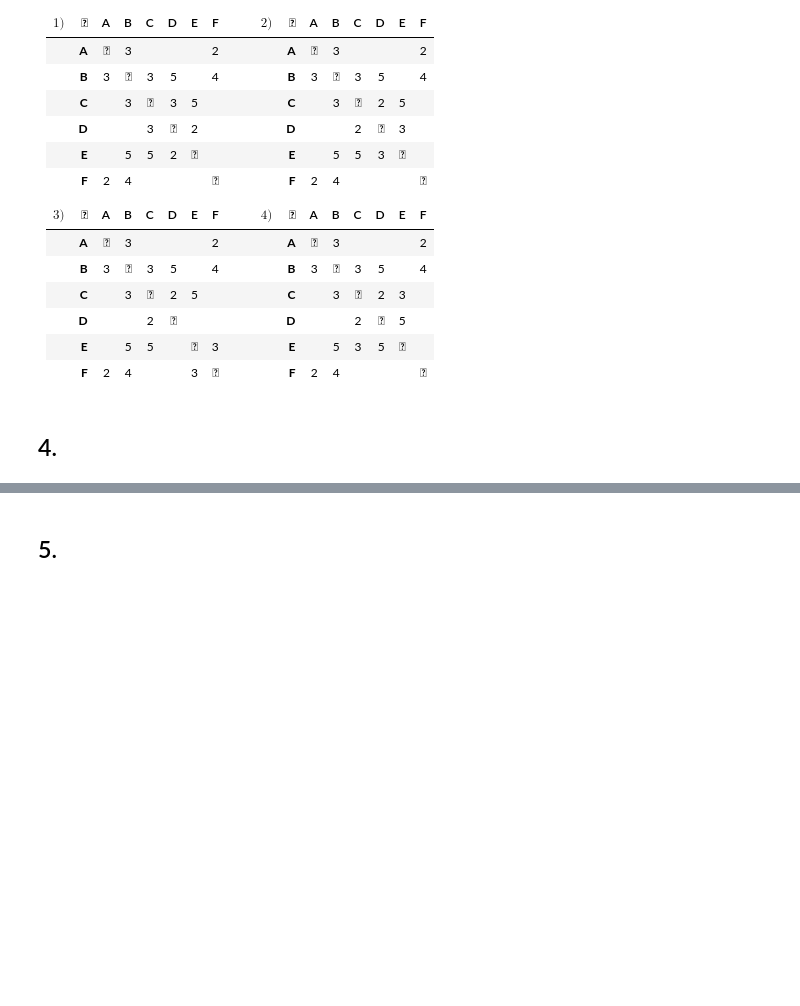
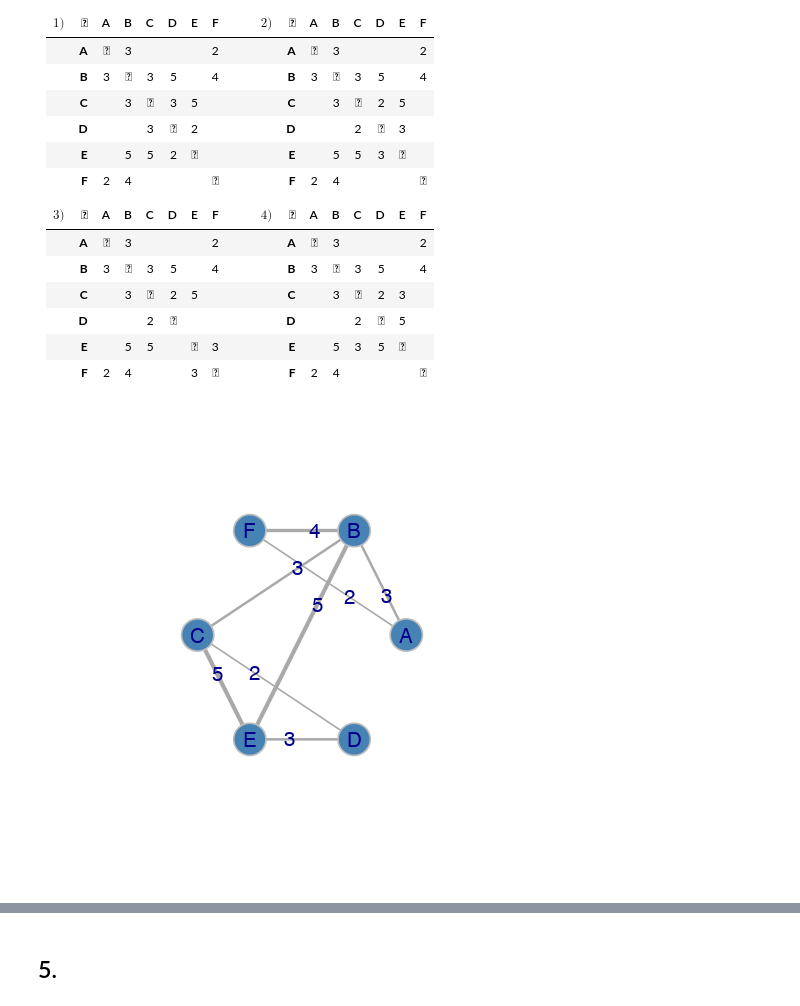
Before and after one commit to OlgaBelitskaya/it_20172018, a Jupyter notebook: 2017_Variant2_R.ipynb, the cells around one changed output, grey strips where cells are left out. Saved outputs shown, nothing was run; the diff lists cells and outputs as text; code cells hidden in the pictures; blank space fills up the shorter version.

```diff
--- a/2017_Variant2_R.ipynb
+++ b/2017_Variant2_R.ipynb
@@ -159,5 +159,15 @@ List in ascending order, without spaces or commas, the numbers of tables that ar
 | | **D** |  |  | 2 | &#x123CF; |  |  ||| | **D** |  |  | 2 | &#x123CF; | 5 |  |
 | | **E** |  | 5 | 5 |  | &#x123CF; | 3 ||| | **E** |  | 5 | 3 | 5 | &#x123CF; |  |
 | | **F** | 2 | 4 |  |  | 3 | &#x123CF; ||| | **F** | 2 | 4 |  |  |  | &#x123CF; |
-# %% [markdown]
-## 4.
+# %%
+options(repr.plot.width=4,repr.plot.height=4)
+edges <- c('A','B','A','F','B','C','B','E','B','F',
+           'C','D','C','E','D','E')
+weights <- c(3,2,3,5,4,2,5,3)
+g <- graph(edges, directed=FALSE)%>%
+    set_edge_attr("weight", value=weights)
+plot(g, layout=layout_in_circle(g),
+     vertex.color="steelblue",vertex.size=30,vertex.frame.color="gray",
+     edge.label=E(g)$weight,edge.width=E(g)$weight/2)
+# %% [output]
+[figure, added]
```
Also changed, not shown: parts of 5 cells of this notebook, 1 other file.
